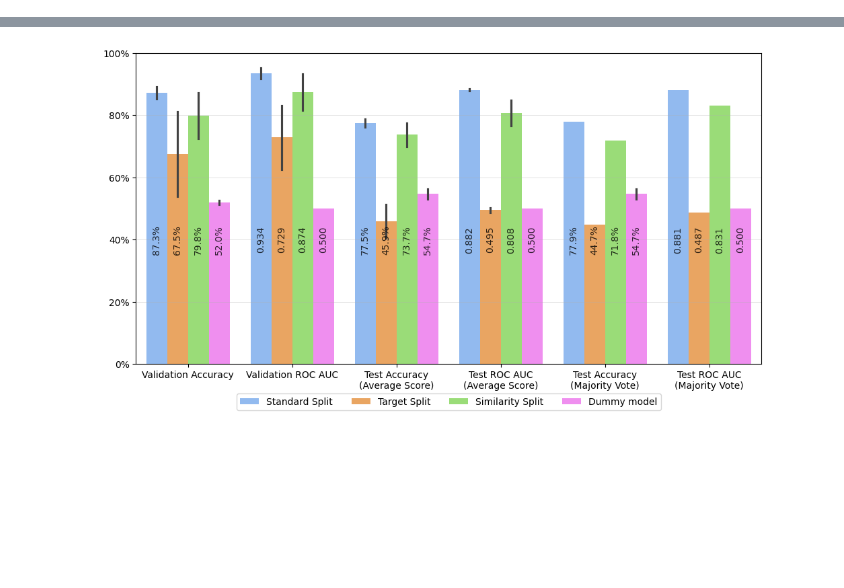
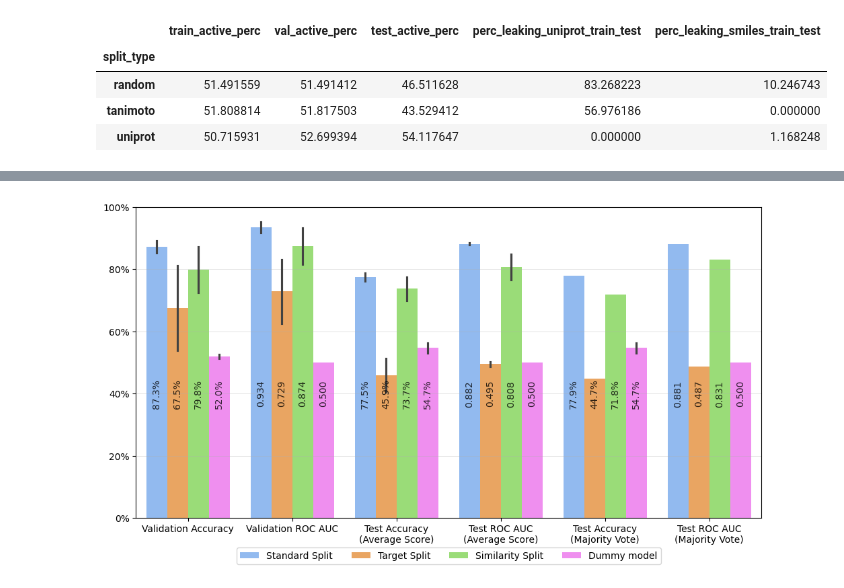
Before and after one commit to ribesstefano/PROTAC-Degradation-Predictor, a Jupyter notebook: notebooks/plot_experimental_results.ipynb, the cells around one changed output, grey strips where cells are left out. Drawn from its saved outputs; the diff is of its cells as text; code cells hidden in the pictures; blank space fills up the shorter version.

```diff
--- a/notebooks/plot_experimental_results.ipynb
+++ b/notebooks/plot_experimental_results.ipynb
@@ -103,26 +103,42 @@ xgboost_cv_train: (15, 24)
 # %%
-cols_to_show = [
-    'fold',
-    'split_type',
-    'train_len',
-    'val_len',
-    'test_len',
-    'train_active_perc',
-    'val_active_perc',
-    'test_active_perc',
-    # 'train_unique_groups',
-    # 'val_unique_groups',
-    'perc_leaking_uniprot_train_test',
-    'perc_leaking_smiles_train_test',
-    'test_avg_tanimoto_dist',
-]
+cols_to_show = {
+    'fold': 'Fold',
+    'split_type': 'Study split',
+    'train_len': 'Train size',
+    'val_len': 'Val size',
+    'test_len': 'Test size',
+    'train_active_perc': 'Train active %',
+    'val_active_perc': 'Val active %',
+    'test_active_perc': 'Test active %',
+    # 'train_unique_groups': '',
+    # 'val_unique_groups': '',
+    'perc_leaking_uniprot_train_test': 'Leaking Uniprot %',
+    'perc_leaking_smiles_train_test': 'Leaking SMILES %',
+    'test_avg_tanimoto_dist': 'Avg Tanimoto distance',
+}
 # print(reports['cv_train'][cols_to_show].to_markdown(index=False))
 # Print a subset of columns (that contain the string "perc_") as percentages in format: .1%
-tmp = reports['cv_train'][cols_to_show].copy()
+tmp = reports['cv_train'][list(cols_to_show.keys())].copy()
 for col in tmp.columns:
-    if 'perc_' in col:
-        tmp[col] = tmp[col].apply(lambda x: f'{x:.1%}')
+    if 'perc' in col:
+        tmp[col] = tmp[col].apply(lambda x: f'{x*100:.1f}\\%')
     if 'dist' in col:
         tmp[col] = tmp[col].apply(lambda x: f'{x:.3f}')
-print(tmp[cols_to_show].to_markdown(index=False))
+# Rename columns
+tmp.rename(columns=cols_to_show, inplace=True)
+# Rename studies
+tmp['Study split'] = tmp['Study split'].replace({
+    'random': 'Standard',
+    'uniprot': 'Target',
+    'tanimoto': 'Similarity',
+})
+tmp = tmp[list(cols_to_show.values())]
+tmp.columns = [f"\\textbf{{{col}}}".replace('%', '\\%') for col in tmp.columns]
+# Print to LaTeX
+print(tmp.to_latex(index=False, escape=False))
+
+# Print the average active % for each study split (for train val and test sets)
+tmp = reports['cv_train'].groupby(['split_type'])[['train_active_perc', 'val_active_perc', 'test_active_perc', 'perc_leaking_uniprot_train_test', 'perc_leaking_smiles_train_test']].mean()
+tmp = tmp * 100
+tmp
 # %% [output]
@@ -145,0 +162,5 @@ print(tmp[cols_to_show].to_markdown(index=False))
+|  | train_active_perc | val_active_perc | test_active_perc | perc_leaking_uniprot_train_test | perc_leaking_smiles_train_test |
+| split_type |  |  |  |  |  |
+| random | 51.491559 | 51.491412 | 46.511628 | 83.268223 | 10.246743 |
+| tanimoto | 51.808814 | 51.817503 | 43.529412 | 56.976186 | 0.000000 |
+| uniprot | 50.715931 | 52.699394 | 54.117647 | 0.000000 | 1.168248 |
```
Also changed, not shown: parts of 17 cells of this notebook, 9 other files.
